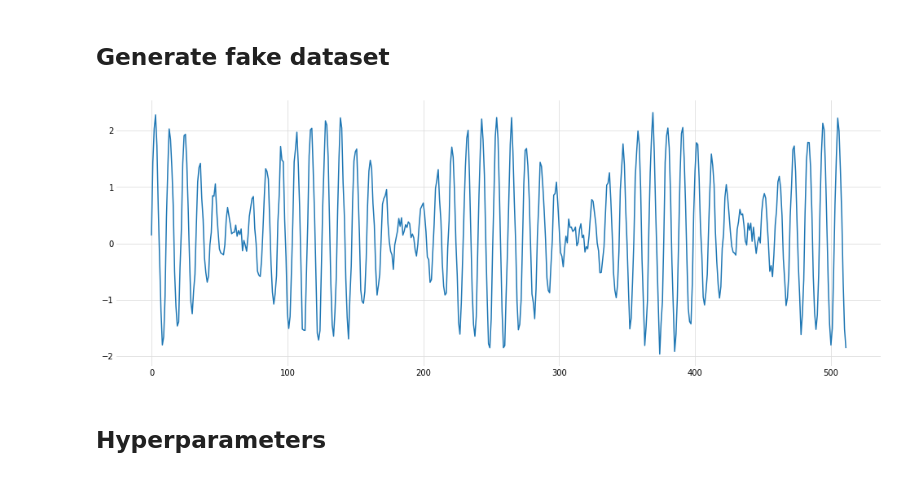
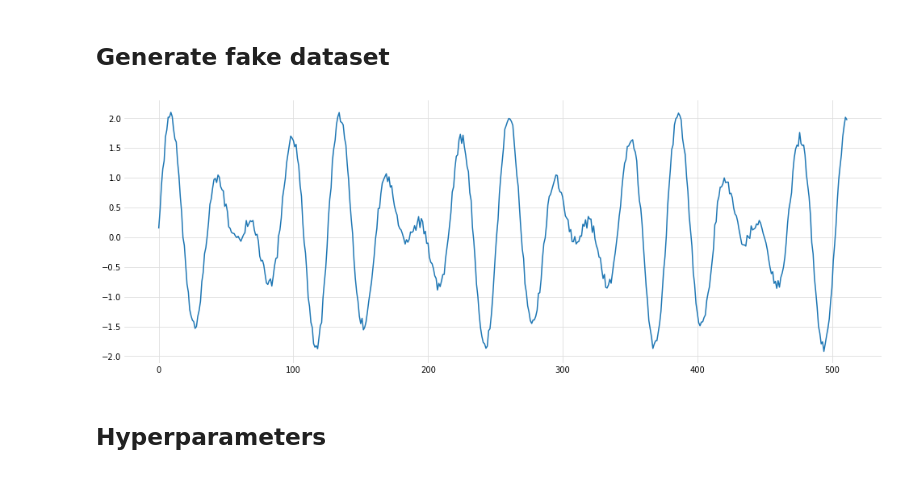
Before and after one commit to dnadamson/tensorflow-rnn-tutorial, a Jupyter notebook: tutorial/01_RNN_generator_solution.ipynb, the cells around one changed output. Cells and saved outputs as stored; diff of their text form; code cells hidden in the pictures.

```diff
--- a/tutorial/01_RNN_generator_solution.ipynb
+++ b/tutorial/01_RNN_generator_solution.ipynb
@@ -18,24 +19,24 @@ Tensorflow version: 1.7.0
 # %% [markdown]
 ## Generate fake dataset
 # %%
-WAVEFORM_SELECT = 2 # select 0, 1 or 2
+WAVEFORM_SELECT = 0 # select 0, 1 or 2
 
 def create_time_series(datalen):
     # good waveforms
     frequencies = [(0.2, 0.15), (0.35, 0.3), (0.6, 0.55)]
     freq1, freq2 = frequencies[WAVEFORM_SELECT]
-    noise = [np.random.random()*0.2 for i in range(datalen)]
+    noise = [np.random.random()*0.1 for i in range(datalen)]
     x1 = np.sin(np.arange(0,datalen) * freq1)  + noise
     x2 = np.sin(np.arange(0,datalen) * freq2)  + noise
     x = x1 + x2
     return x.astype(np.float32)
 
 DATA_SEQ_LEN = 1024*128
 data = create_time_series(DATA_SEQ_LEN)
 plt.plot(data[:512])
 plt.show()
 # %% [output]
-[figure, old version]
+[figure, new version]
 # %% [markdown]
 ## Hyperparameters
 # %%
```
Also changed, not shown: parts of 9 cells of this notebook, 5 other files.
